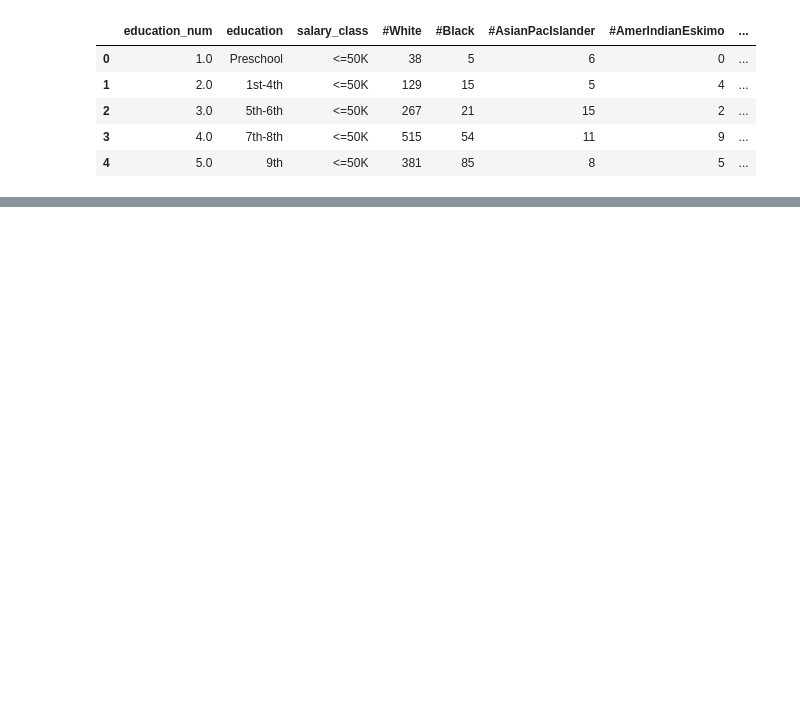
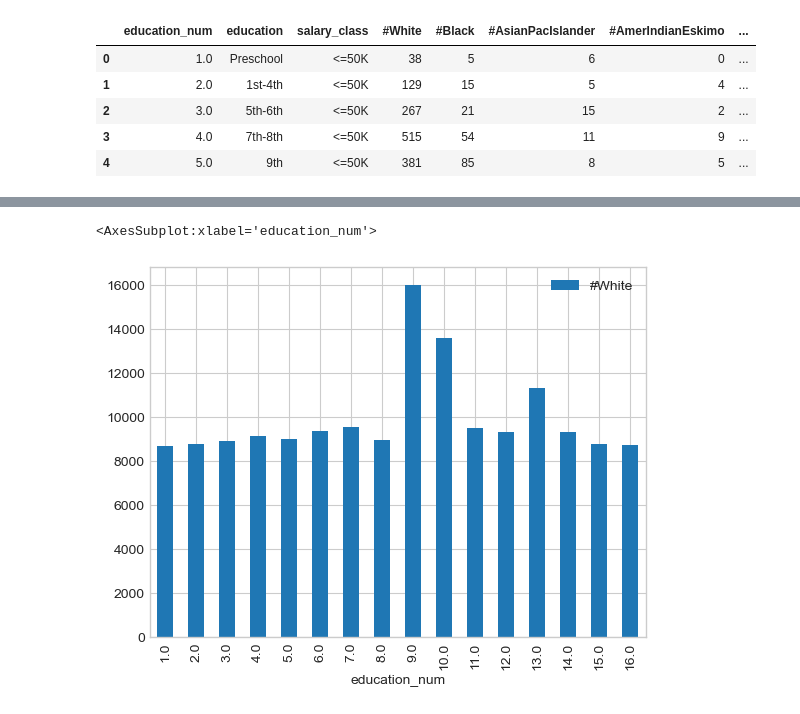
Before and after one commit to UdayaPriyaS01/ADBMS_Project, a Jupyter notebook: Differentail_Data_Privacy.ipynb, the cells around one changed output, grey strips where cells are left out. Saved outputs shown, nothing was run; the diff lists cells and outputs as text; code cells hidden in the pictures; blank space fills up the shorter version.

```diff
--- a/Differentail_Data_Privacy.ipynb
+++ b/Differentail_Data_Privacy.ipynb
@@ -227 +246,7 @@ def add_laplacian_noise(col_name,ep):
+# %%
+def add_gaussian_noise(col_name,epsilon):
+    delta = 10e-5
+    sigma = np.sqrt(2 * np.log(1.25 / delta)) * 1 / epsilon
+    vals_gauss = [np.random.normal(loc=0, scale=sigma)]
+    return vals_gauss
 # %% [markdown]
@@ -281,0 +312,3 @@ count_race_df.plot(x="education_num",y="#White",kind="bar")
+# %%
+gauss_noise_val=add_gaussian_noise("#White",0.001)
+print(gauss_noise_val)
@@ -281,0 +317,3 @@ count_race_df.plot(x="education_num",y="#White",kind="bar")
+# %%
+gauss_noise_race_count_df= count_race_df.copy()
+gauss_noise_race_count_df.head(5)
@@ -281,0 +329,2 @@ count_race_df.plot(x="education_num",y="#White",kind="bar")
+# %%
+gauss_noise_race_count_df["#White"] = gauss_noise_race_count_df["#White"]+gauss_noise_val
@@ -281,0 +345,5 @@ count_race_df.plot(x="education_num",y="#White",kind="bar")
+# %%
+gauss_noise_race_count_df.plot(x="education_num",y="#White",kind="bar")
+# %% [output]
+<AxesSubplot:xlabel='education_num'>
+[figure, added]
```
Also changed, not shown: parts of 19 cells of this notebook.
